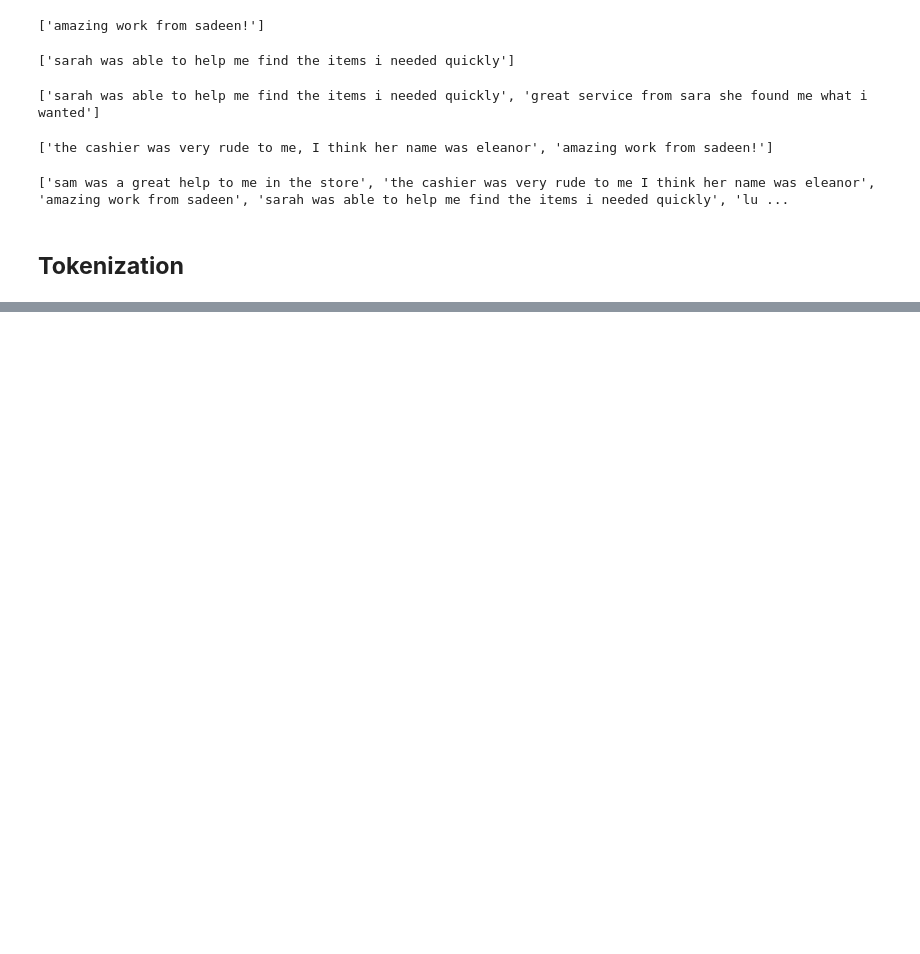
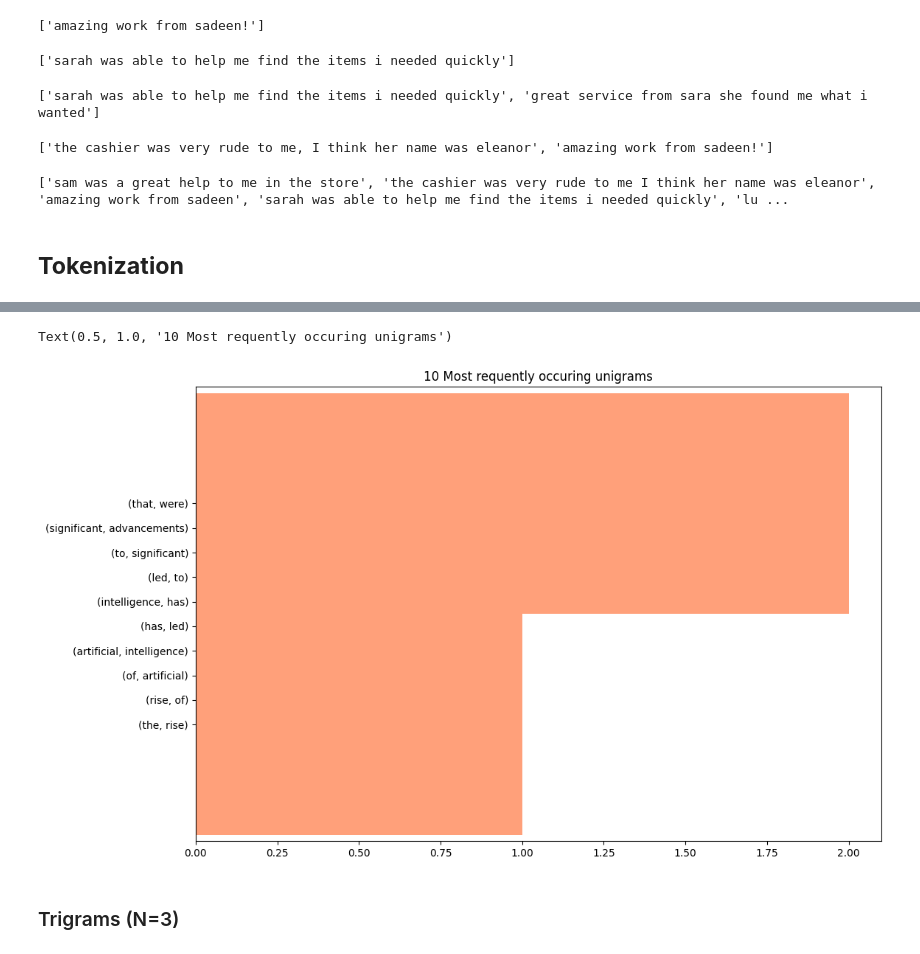
Before and after one commit to richmond003/NLPs, a Jupyter notebook: preprocessing.ipynb, the cells around one changed output, grey strips where cells are left out. Cells and saved outputs as stored; diff of their text form; code cells hidden in the pictures; blank space fills up the shorter version.

```diff
--- a/preprocessing.ipynb
+++ b/preprocessing.ipynb
@@ -156,0 +322,3 @@ print(review_lst)
+# %%
+bigrams = (pd.Series(nltk.ngrams(tokens, 2)).value_counts())
+bigrams
@@ -156,0 +338,8 @@ print(review_lst)
+# %%
+bigrams[:10].sort_values().plot.barh(color="lightsalmon", width=9, figsize=(12,8))
+plt.title("10 Most requently occuring unigrams")
+# %% [output]
+Text(0.5, 1.0, '10 Most requently occuring unigrams')
+[figure, added]
+# %% [markdown]
+### Trigrams (N=3)
```
Also changed, not shown: parts of 29 cells of this notebook, 4 other files.
